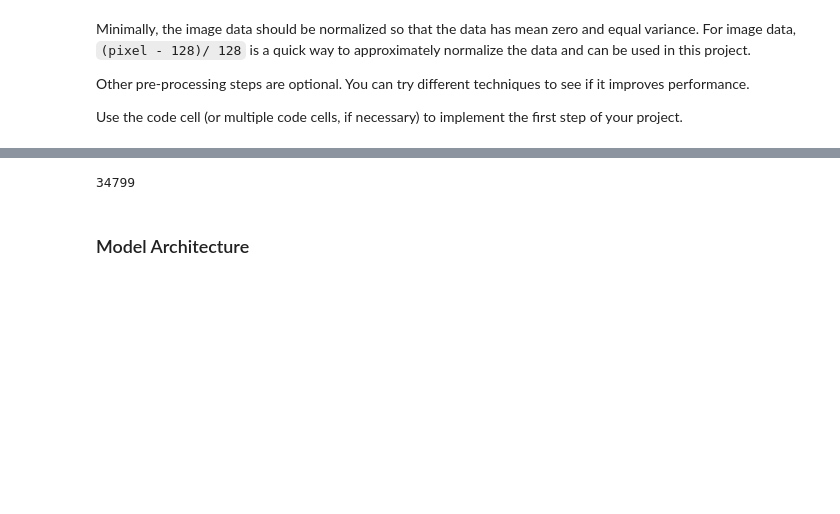
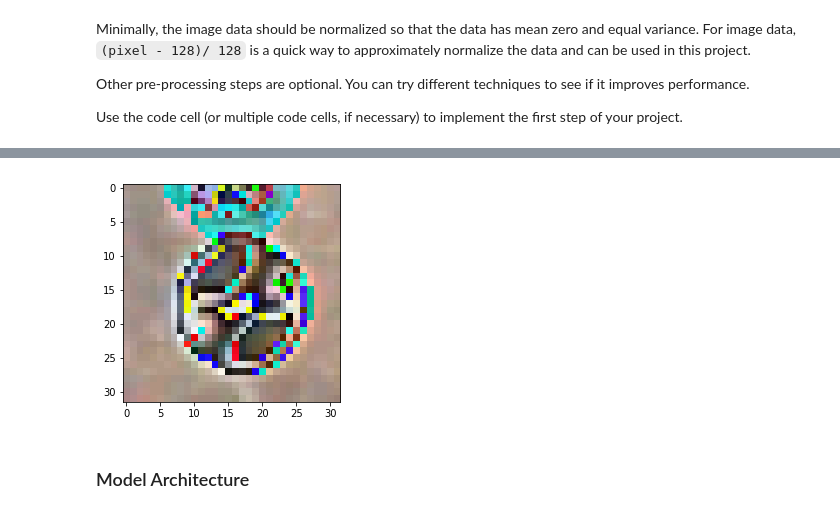
Before and after one commit to adhulipa/CarND-Traffic-Sign-Classifier-Project, a Jupyter notebook: Traffic_Sign_Classifier.ipynb, the cells around one changed output, grey strips where cells are left out. Cells and saved outputs as stored; diff of their text form; code cells hidden in the pictures; blank space fills up the shorter version.

```diff
--- a/Traffic_Sign_Classifier.ipynb
+++ b/Traffic_Sign_Classifier.ipynb
@@ -155,13 +223,20 @@ Use the code cell (or multiple code cells, if necessary) to implement the first
 # %%
 ### Preprocess the data here. It is required to normalize the data. Other preprocessing steps could include
 ### converting to grayscale, etc.
 ### Feel free to use as many code cells as needed.
-
+import cv2
 
 def normalize(data):
-    pass
+    for i in range(1):
+        img = np.copy( data[i])
+        img_norm = global_constrast_norm(img)
+        plt.imshow(img_norm)
+    return data
+
+X_train = normalize(X_train)
+# plt.imshow(random.choice(X_train))
 # %% [output]
-34799
+[figure, added]
 # %% [markdown]
 ### Model Architecture
 # %%
```
Also changed, not shown: parts of 2 cells of this notebook, 1 other file.
